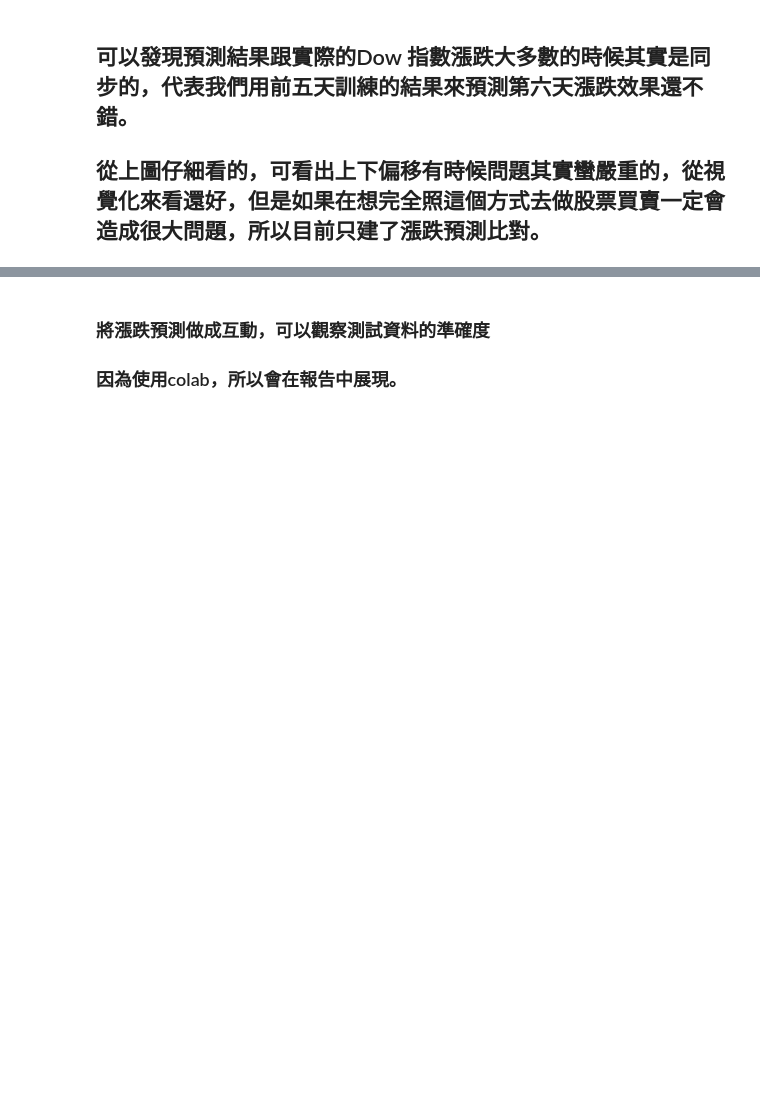
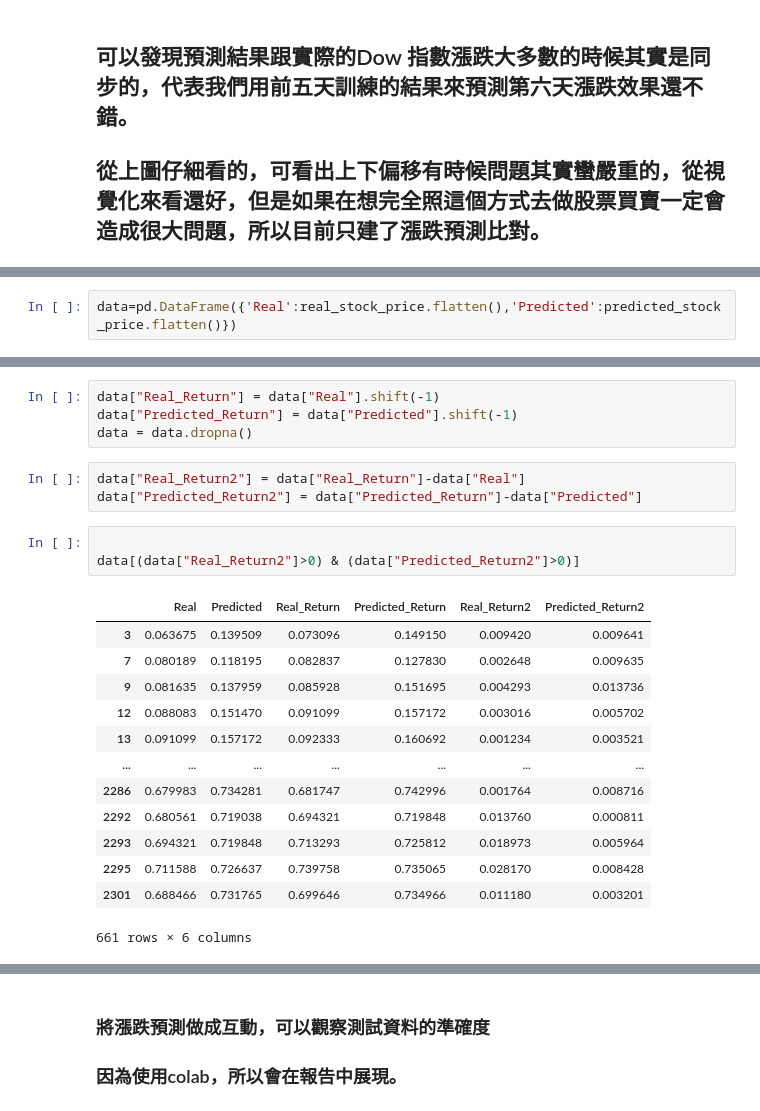
Before and after one commit to Willlee0225/nbviewer, a Jupyter notebook: 計算機程式_期末報告.ipynb, the cells around one changed output, grey strips where cells are left out. Saved outputs shown, nothing was run; the diff lists cells and outputs as text; blank space fills up the shorter version.

```diff
--- a/計算機程式_期末報告.ipynb
+++ b/計算機程式_期末報告.ipynb
@@ -248,0 +270,2 @@ plt.show()
+# %%
+data=pd.DataFrame({'Real':real_stock_price.flatten(),'Predicted':predicted_stock_price.flatten()})
@@ -248,0 +286,24 @@ plt.show()
+# %%
+data["Real_Return"] = data["Real"].shift(-1)
+data["Predicted_Return"] = data["Predicted"].shift(-1)
+data = data.dropna()
+# %%
+data["Real_Return2"] = data["Real_Return"]-data["Real"]
+data["Predicted_Return2"] = data["Predicted_Return"]-data["Predicted"]
+# %%
+
+data[(data["Real_Return2"]>0) & (data["Predicted_Return2"]>0)]
+# %% [output]
+|  | Real | Predicted | Real_Return | Predicted_Return | Real_Return2 | Predicted_Return2 |
+| 3 | 0.063675 | 0.139509 | 0.073096 | 0.149150 | 0.009420 | 0.009641 |
+| 7 | 0.080189 | 0.118195 | 0.082837 | 0.127830 | 0.002648 | 0.009635 |
+| 9 | 0.081635 | 0.137959 | 0.085928 | 0.151695 | 0.004293 | 0.013736 |
+| 12 | 0.088083 | 0.151470 | 0.091099 | 0.157172 | 0.003016 | 0.005702 |
+| 13 | 0.091099 | 0.157172 | 0.092333 | 0.160692 | 0.001234 | 0.003521 |
+| ... | ... | ... | ... | ... | ... | ... |
+| 2286 | 0.679983 | 0.734281 | 0.681747 | 0.742996 | 0.001764 | 0.008716 |
+| 2292 | 0.680561 | 0.719038 | 0.694321 | 0.719848 | 0.013760 | 0.000811 |
+| 2293 | 0.694321 | 0.719848 | 0.713293 | 0.725812 | 0.018973 | 0.005964 |
+| 2295 | 0.711588 | 0.726637 | 0.739758 | 0.735065 | 0.028170 | 0.008428 |
+| 2301 | 0.688466 | 0.731765 | 0.699646 | 0.734966 | 0.011180 | 0.003201 |
+661 rows × 6 columns
```
Also changed, not shown: parts of 30 cells of this notebook.
